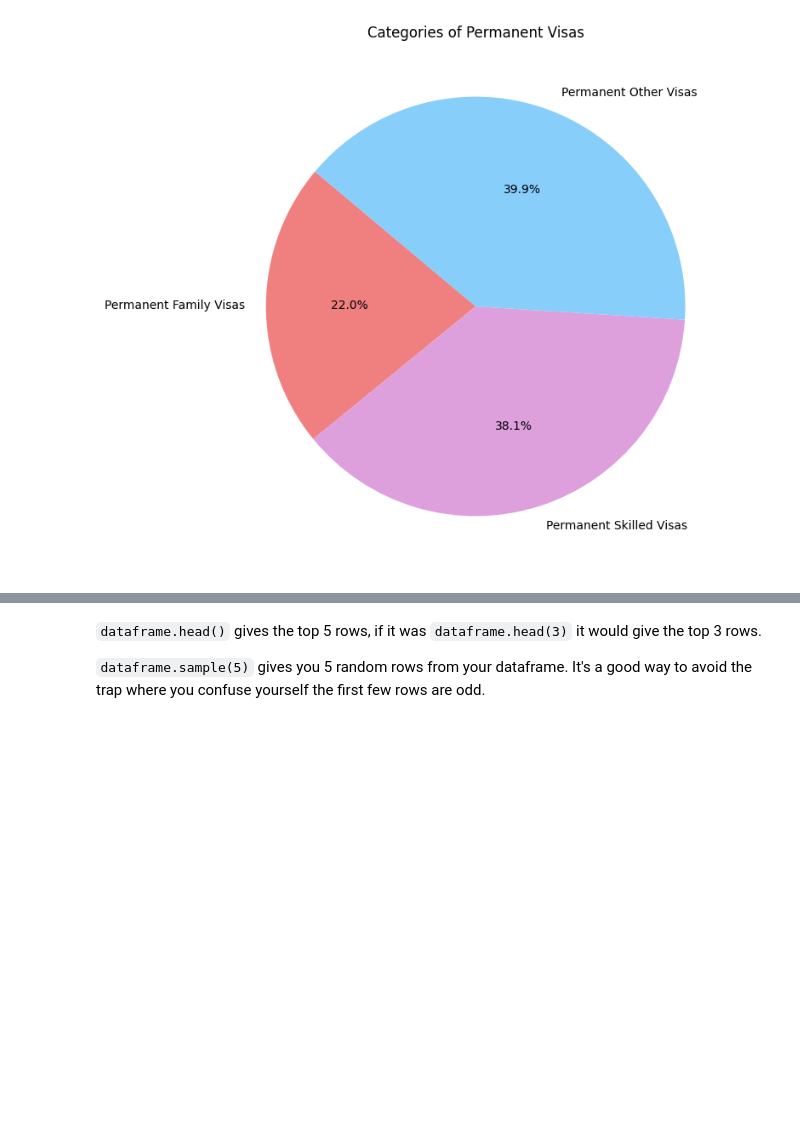
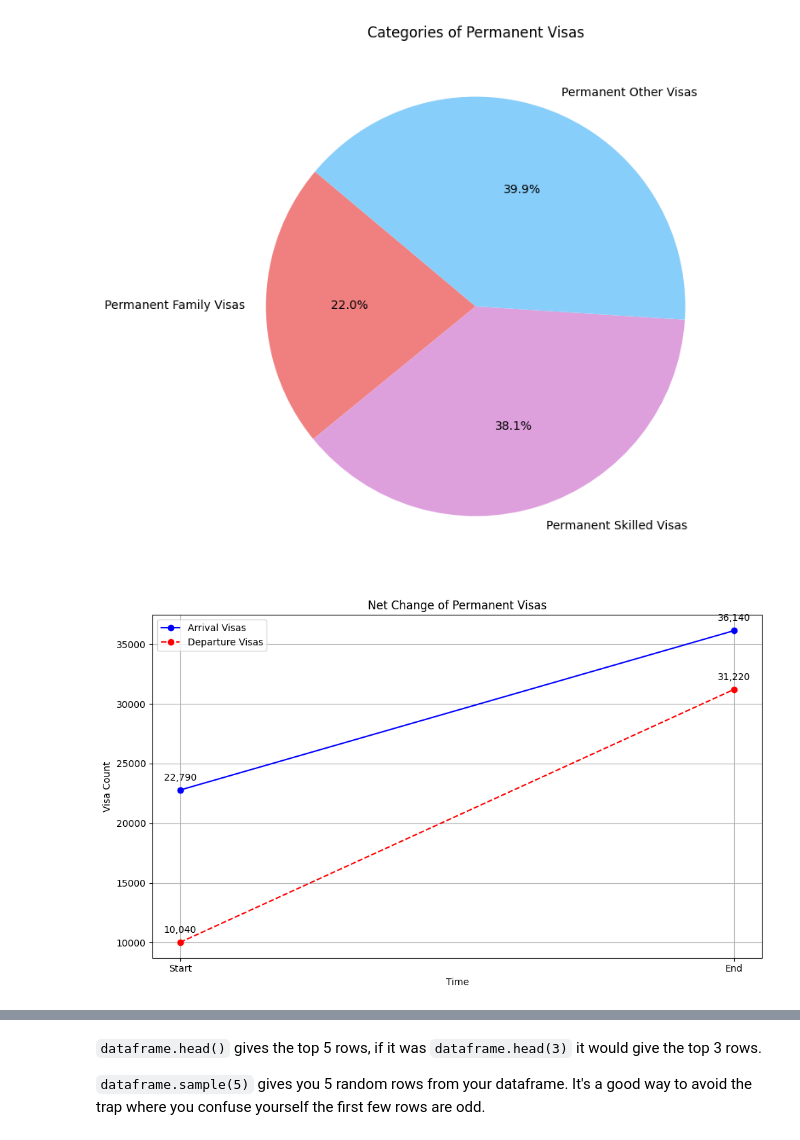
Before and after one commit to amelia-hov/travel_dataproject, a Jupyter notebook: data_introduction/Travel_Data_Project.ipynb, the cells around one changed output, grey strips where cells are left out. Saved outputs shown, nothing was run; the diff lists cells and outputs as text; code cells hidden in the pictures; blank space fills up the shorter version.

```diff
--- a/data_introduction/Travel_Data_Project.ipynb
+++ b/data_introduction/Travel_Data_Project.ipynb
@@ -657,3 +657,46 @@ plt.title('Categories of Permanent Visas')
 plt.show()
 # %% [output]
 [figure]
+# %%
+starting_value1 = 22790  # Replace with actual starting value for Dataset 1
+ending_value1 = 36140    # Replace with actual ending value for Dataset 1
+
+# Define the values for the second dataset
+starting_value2 = 10040  # Replace with actual starting value for Dataset 2
+ending_value2 = 31220   # Replace with actual ending value for Dataset 2
+
+# Data for plotting
+categories = ['Start', 'End']
+values1 = [starting_value1, ending_value1]  # Data for the first line
+values2 = [starting_value2, ending_value2]  # Data for the second line
+
+# Plot the data
+plt.figure(figsize=(10, 6))
+
+# First line
+plt.plot(categories, values1, marker='o', linestyle='-', color='b', label='Arrival Visas')
+
+# Second line
+plt.plot(categories, values2, marker='o', linestyle='--', color='r', label='Departure Visas')
+
+# Annotate the points
+for i, value in enumerate(values1):
+    plt.annotate(f'{value:,}', (categories[i], values1[i]), textcoords="offset points", xytext=(0,10), ha='center')
+
+for i, value in enumerate(values2):
+    plt.annotate(f'{value:,}', (categories[i], values2[i]), textcoords="offset points", xytext=(0,10), ha='center')
+
+# Add titles and labels
+plt.title('Net Change of Permanent Visas')
+plt.xlabel('Time')
+plt.ylabel('Visa Count')
+
+# Add a legend
+plt.legend(loc='upper left')
+
+# Display the plot
+plt.grid(True)
+plt.tight_layout()
+plt.show()
+# %% [output]
+[figure, added]
```
Also changed, not shown: parts of 1 cell of this notebook.
